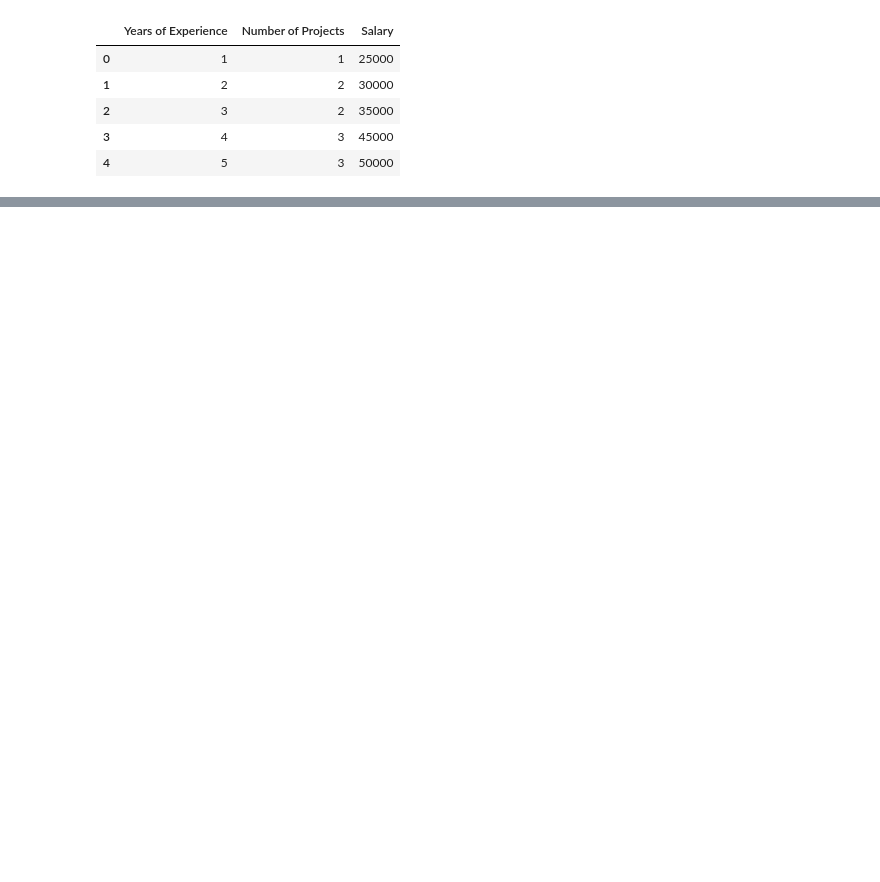
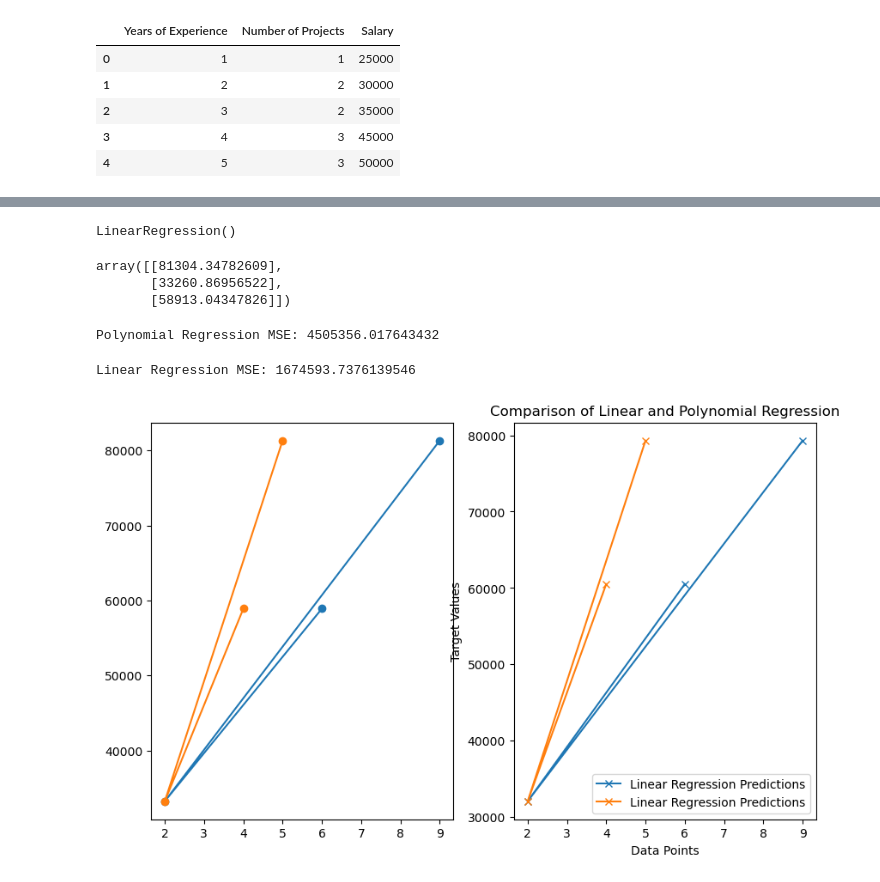
Before and after one commit to KrishMiyani13/Python-2_Notes, a Jupyter notebook: T2/L4.ipynb, the cells around one changed output, grey strips where cells are left out. Saved outputs shown, nothing was run; the diff lists cells and outputs as text; code cells hidden in the pictures; blank space fills up the shorter version.

```diff
--- a/T2/L4.ipynb
+++ b/T2/L4.ipynb
@@ -19,0 +37,3 @@ df.head()
+# %%
+y_pred_line = model.predict(x_test)
+y_pred_line
@@ -19,0 +44,5 @@ df.head()
+# %%
+degree = 2
+poly = PolynomialFeatures(degree=degree)
+x_train_poly = poly.fit_transform(x_train)
+x_test_poly = poly.fit_transform(x_test)
@@ -19,0 +59,33 @@ df.head()
+# %%
+model_poly = LinearRegression()
+model_poly.fit(x_train_poly,y_train)
+# %% [output]
+LinearRegression()
+# %%
+y_pred_poly = model_poly.predict(x_test_poly)
+y_pred_poly
+# %% [output]
+array([[81304.34782609],
+       [33260.86956522],
+       [58913.04347826]])
+# %%
+print("Polynomial Regression MSE:", mean_squared_error(y_test, y_pred_poly))
+# %% [output]
+Polynomial Regression MSE: 4505356.017643432
+# %%
+print("Linear Regression MSE:", mean_squared_error(y_test, y_pred_line))
+# %% [output]
+Linear Regression MSE: 1674593.7376139546
+# %%
+plt.figure(figsize=(10,6))
+plt.subplot(1,2,1)
+plt.plot(x_test,y_pred_poly, label='Polynomial Regression Predictions', marker='o')
+plt.subplot(1,2,2)
+plt.plot(x_test,y_pred_line, label='Linear Regression Predictions', marker='x')
+plt.xlabel('Data Points')
+plt.ylabel('Target Values')
+plt.title('Comparison of Linear and Polynomial Regression')
+plt.legend()
+plt.show()
+# %% [output]
+[figure, added]
```
Also changed, not shown: parts of 6 cells of this notebook, 1 other file.
